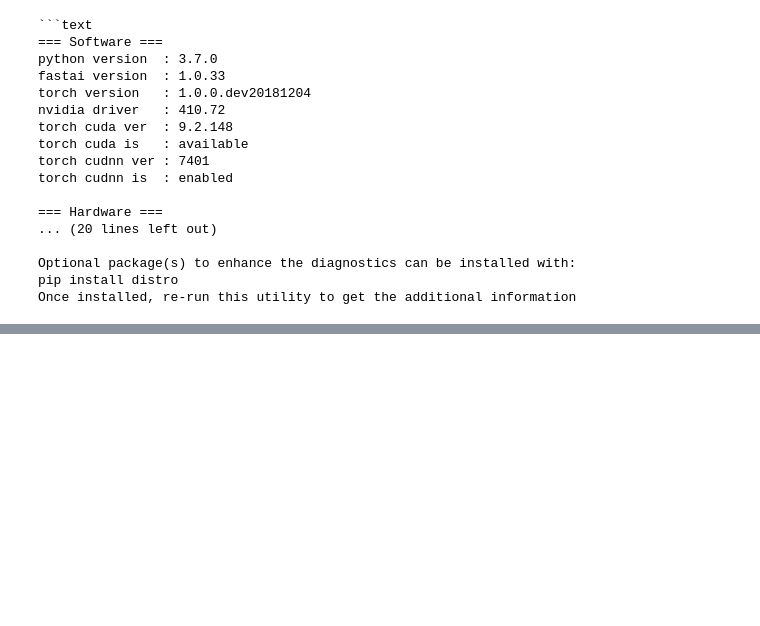
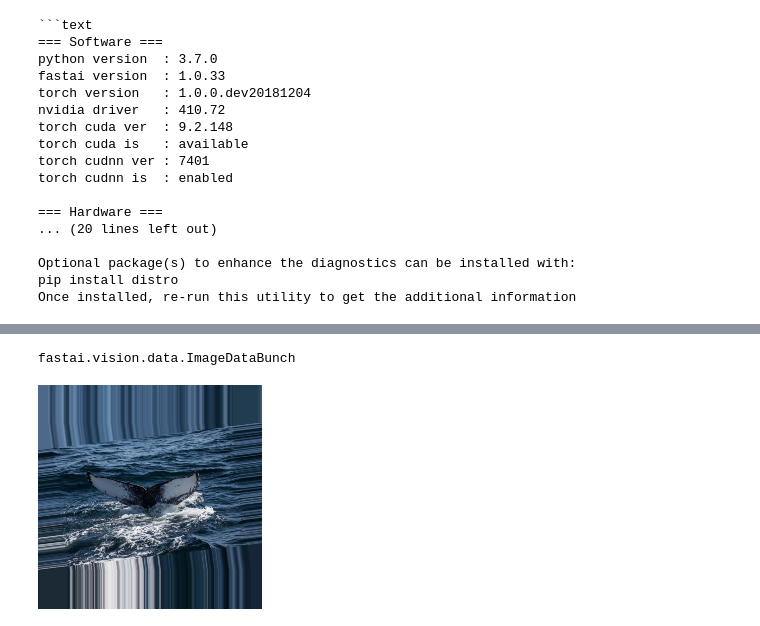
Before and after one commit to jachen36/humpback_kaggle, a Jupyter notebook: test.ipynb, the cells around one changed output, grey strips where cells are left out. Drawn from its saved outputs; the diff is of its cells as text; code cells hidden in the pictures; blank space fills up the shorter version.

```diff
--- a/test.ipynb
+++ b/test.ipynb
@@ -34,0 +43,10 @@ Once installed, re-run this utility to get the additional information
+# %%
+tmp = utils.get_data(224, 32, 'train_stratified_split.csv', 0, 'border')
+# %%
+type(tmp)
+# %% [output]
+fastai.vision.data.ImageDataBunch
+# %%
+tmp.train_ds[0][0]
+# %% [output]
+[figure, added]
```
Also changed, not shown: parts of 2 cells of this notebook, 9 other files.
